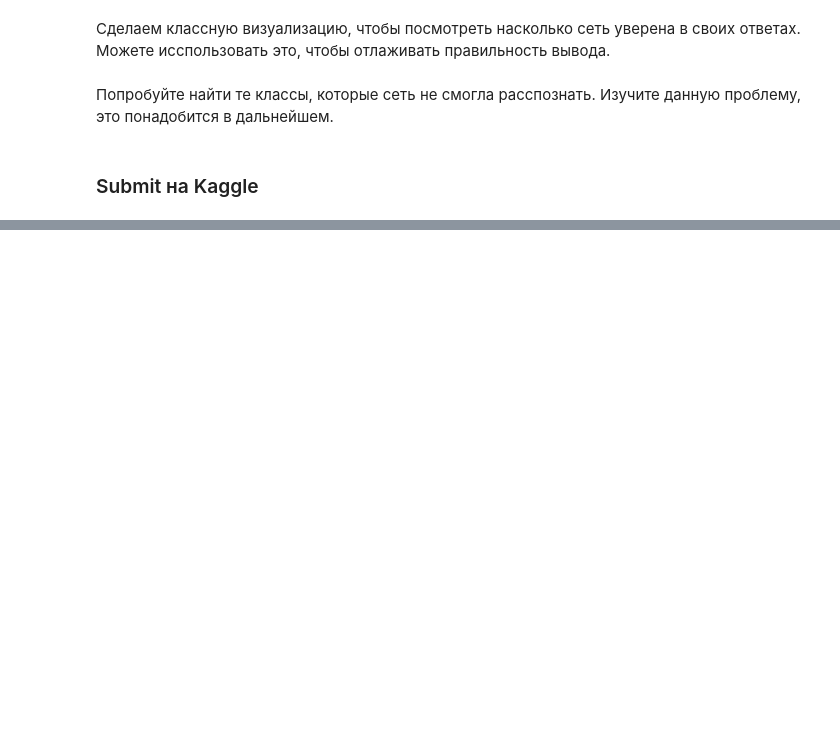
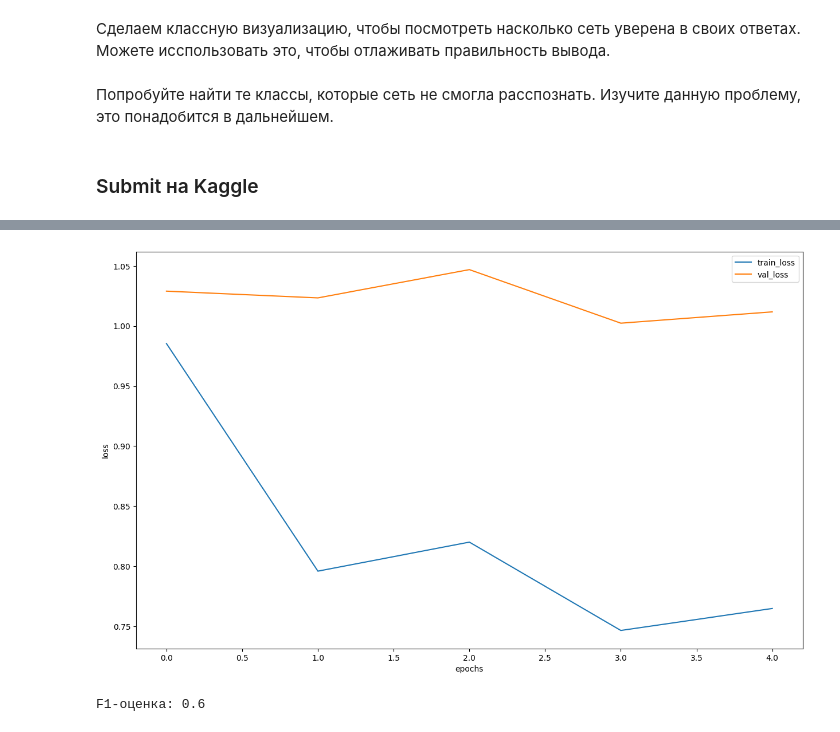
Before and after one commit to Provincial2511/DLS_course, a Jupyter notebook: Simpson_Classifier.ipynb, the cells around one changed output, grey strips where cells are left out. Saved outputs shown, nothing was run; the diff lists cells and outputs as text; code cells hidden in the pictures; blank space fills up the shorter version.

```diff
--- a/Simpson_Classifier.ipynb
+++ b/Simpson_Classifier.ipynb
@@ -540,0 +551,5 @@ my_submit.to_csv('\Downloads\simple_cnn_baseline.csv', index=False)
+# %%
+import torchvision.models as models
+
+# Импортируем модель ResNet18
+model_resnet18 = models.resnet18(pretrained=True)
@@ -540,0 +576,8 @@ my_submit.to_csv('\Downloads\simple_cnn_baseline.csv', index=False)
+# %%
+in_features=512
+out_features = n_classes
+for param in model_resnet18.parameters():
+  param.requires_grad = False
+
+model_resnet18.to(DEVICE)
+model_resnet18.fc = nn.Linear(in_features, out_features)
@@ -540,0 +591,2 @@ my_submit.to_csv('\Downloads\simple_cnn_baseline.csv', index=False)
+# %%
+res_his = train(train_dataset, val_dataset, model=model_resnet18, epochs=5, batch_size=128)
@@ -540,0 +604,12 @@ my_submit.to_csv('\Downloads\simple_cnn_baseline.csv', index=False)
+# %%
+loss, acc, val_loss, val_acc = zip(*res_his)
+# %%
+plt.figure(figsize=(15, 9))
+plt.plot(loss, label="train_loss")
+plt.plot(val_loss, label="val_loss")
+plt.legend(loc='best')
+plt.xlabel("epochs")
+plt.ylabel("loss")
+plt.show()
+# %% [output]
+[figure, added]
@@ -540,0 +631,6 @@ my_submit.to_csv('\Downloads\simple_cnn_baseline.csv', index=False)
+# %%
+f1 = f1_score(actual_labels, y_pred, average='micro')
+
+print("F1-оценка:", f1)
+# %% [output]
+F1-оценка: 0.6
```
Also changed, not shown: parts of 17 cells of this notebook.
